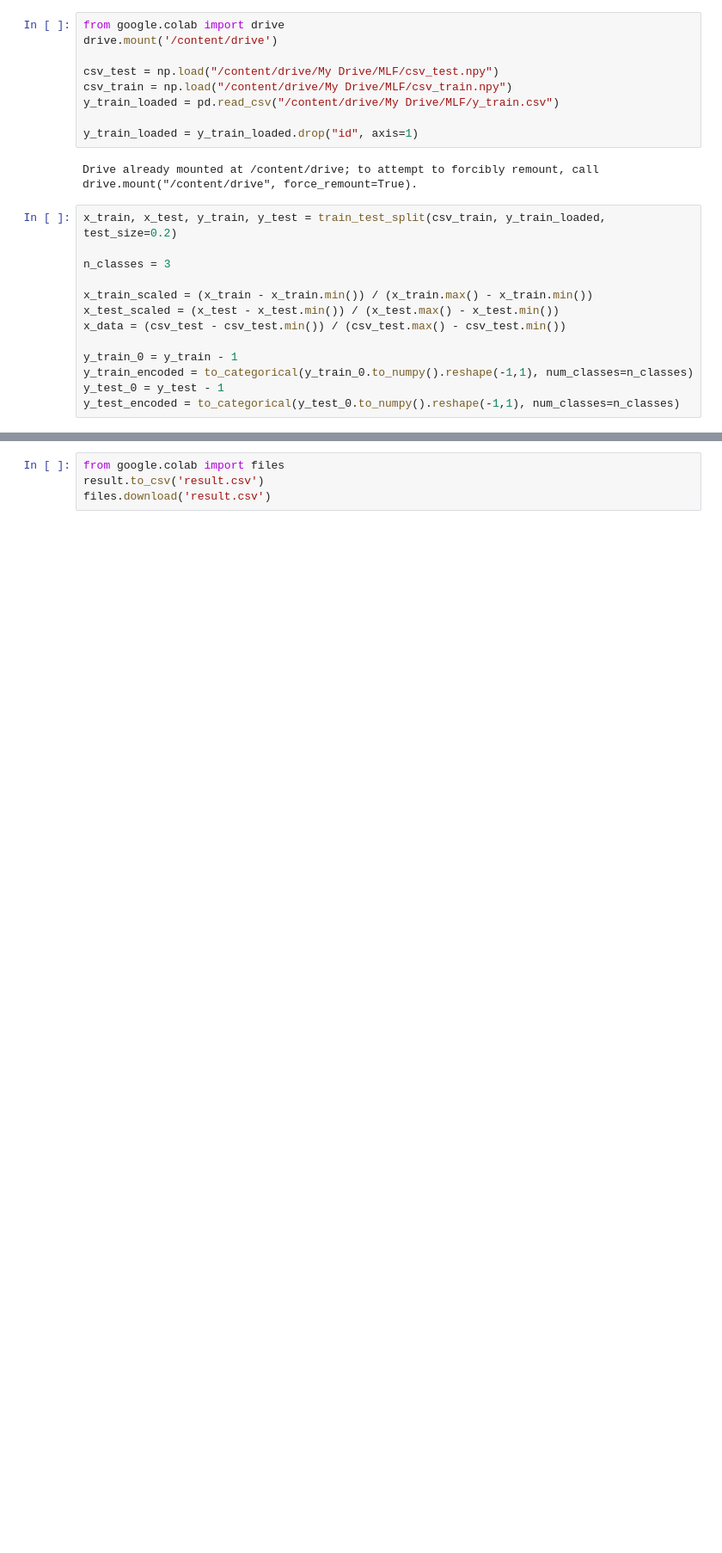
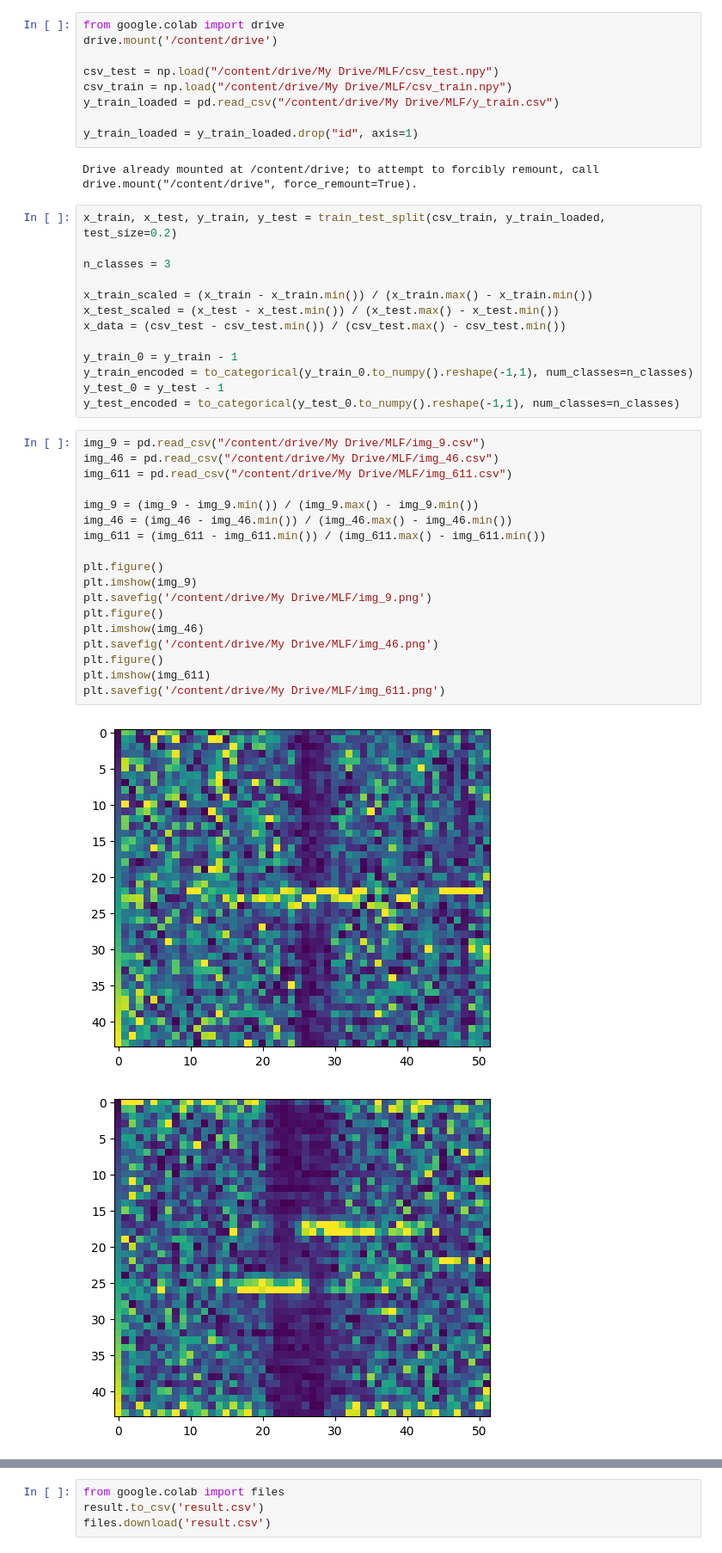
Before and after one commit to Dan5049/MPC-MLF, a Jupyter notebook: Final project/Final_project.ipynb, the cells around one changed output, grey strips where cells are left out. Shown: that part at 86% size. Cells and saved outputs as stored; diff of their text form; blank space fills up the shorter version.

Commit message:
Normalization visualization

```diff
--- a/Final project/Final_project.ipynb
+++ b/Final project/Final_project.ipynb
@@ -46,3 +46,24 @@ y_train_0 = y_train - 1
 y_train_encoded = to_categorical(y_train_0.to_numpy().reshape(-1,1), num_classes=n_classes)
 y_test_0 = y_test - 1
 y_test_encoded = to_categorical(y_test_0.to_numpy().reshape(-1,1), num_classes=n_classes)
+# %%
+img_9 = pd.read_csv("/content/drive/My Drive/MLF/img_9.csv")
+img_46 = pd.read_csv("/content/drive/My Drive/MLF/img_46.csv")
+img_611 = pd.read_csv("/content/drive/My Drive/MLF/img_611.csv")
+
+img_9 = (img_9 - img_9.min()) / (img_9.max() - img_9.min())
+img_46 = (img_46 - img_46.min()) / (img_46.max() - img_46.min())
+img_611 = (img_611 - img_611.min()) / (img_611.max() - img_611.min())
+
+plt.figure()
+plt.imshow(img_9)
+plt.savefig('/content/drive/My Drive/MLF/img_9.png')
+plt.figure()
+plt.imshow(img_46)
+plt.savefig('/content/drive/My Drive/MLF/img_46.png')
+plt.figure()
+plt.imshow(img_611)
+plt.savefig('/content/drive/My Drive/MLF/img_611.png')
+# %% [output]
+[figure, added]
+[figure, added]
```
Also changed, not shown: parts of 7 cells of this notebook.
